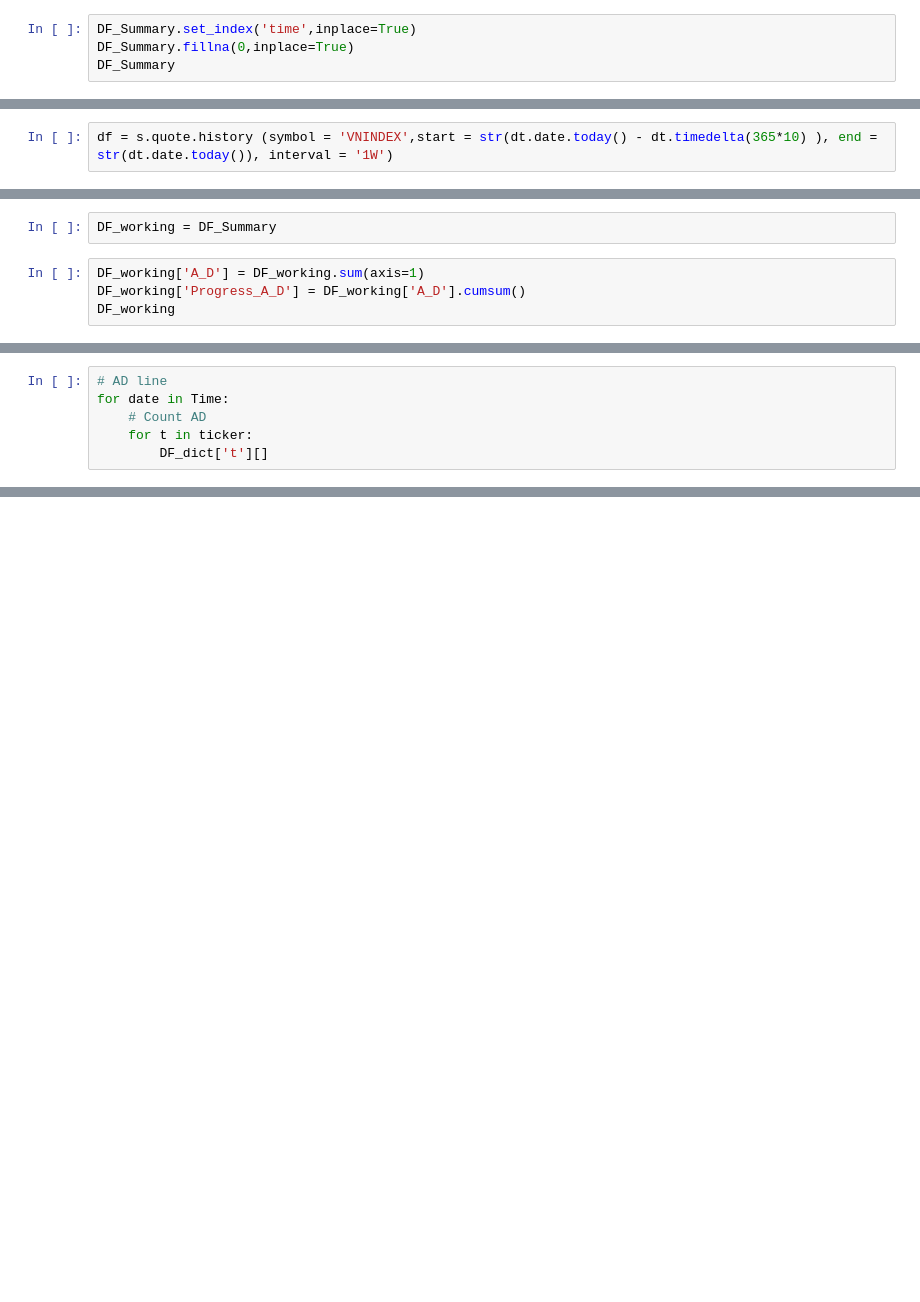
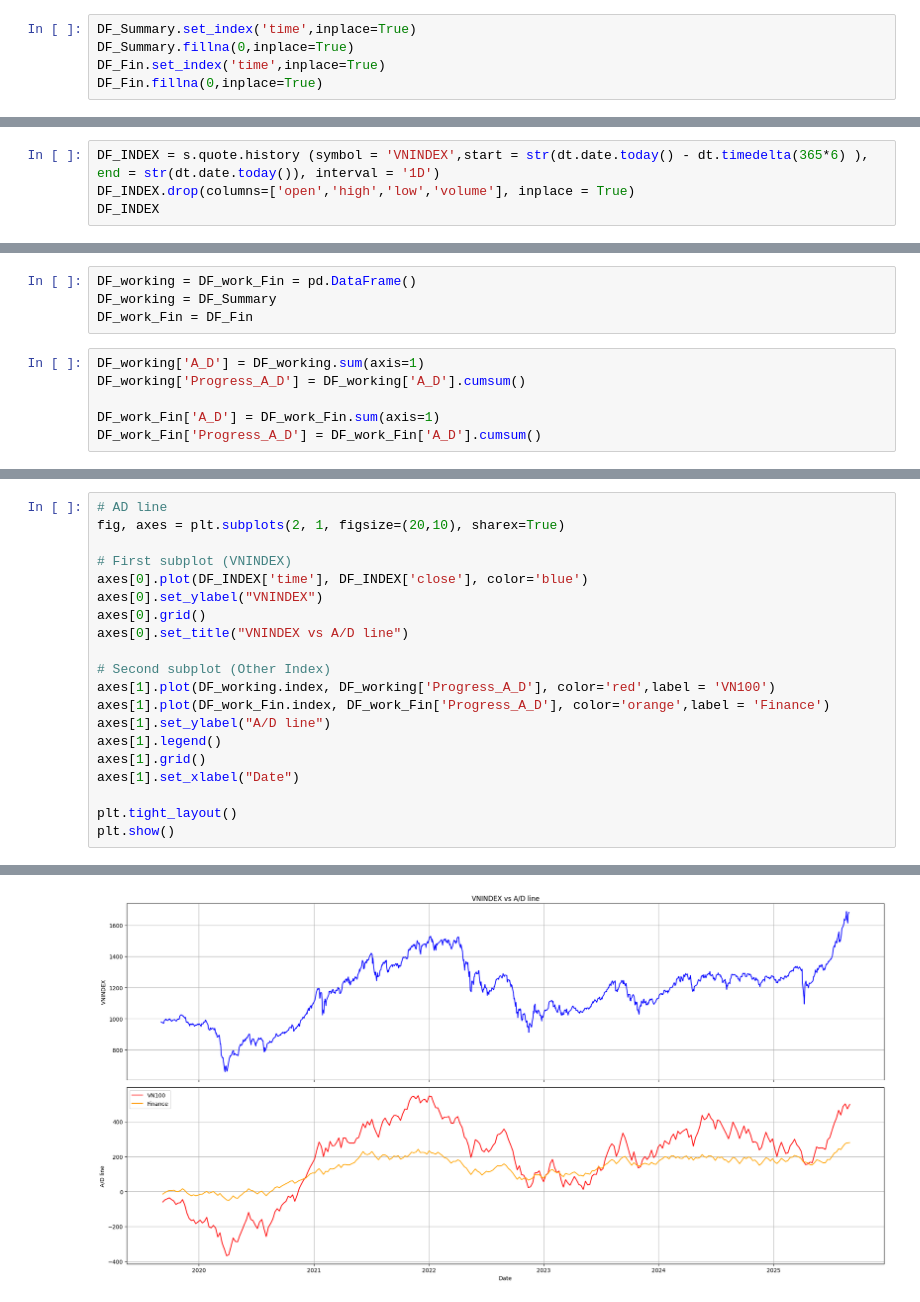
Before and after one commit to minhphuongngo2003-main/Work-Laptop, a Jupyter notebook: Advance Decline Line (AD Line).ipynb, the cells around one changed output, grey strips where cells are left out. Cells and saved outputs as stored; diff of their text form; blank space fills up the shorter version.

```diff
--- a/Advance Decline Line (AD Line).ipynb
+++ b/Advance Decline Line (AD Line).ipynb
@@ -84,4 +74,5 @@ VRE
 # %%
 DF_Summary.set_index('time',inplace=True)
 DF_Summary.fillna(0,inplace=True)
-DF_Summary
+DF_Fin.set_index('time',inplace=True)
+DF_Fin.fillna(0,inplace=True)
@@ -90,2 +79,4 @@ KeyError: "None of ['time'] are in the columns"
 # %%
-df = s.quote.history (symbol = 'VNINDEX',start = str(dt.date.today() - dt.timedelta(365*10) ), end = str(dt.date.today()), interval = '1W')
+DF_INDEX = s.quote.history (symbol = 'VNINDEX',start = str(dt.date.today() - dt.timedelta(365*6) ), end = str(dt.date.today()), interval = '1D')
+DF_INDEX.drop(columns=['open','high','low','volume'], inplace = True)
+DF_INDEX
@@ -92,6 +97,10 @@ df = s.quote.history (symbol = 'VNINDEX',start = str(dt.date.today() - dt.timede
 # %%
+DF_working = DF_work_Fin = pd.DataFrame()
 DF_working = DF_Summary
+DF_work_Fin = DF_Fin
 # %%
 DF_working['A_D'] = DF_working.sum(axis=1)
 DF_working['Progress_A_D'] = DF_working['A_D'].cumsum()
-DF_working
+
+DF_work_Fin['A_D'] = DF_work_Fin.sum(axis=1)
+DF_work_Fin['Progress_A_D'] = DF_work_Fin['A_D'].cumsum()
@@ -137,7 +160,21 @@ DF__
 # %%
 # AD line
-for date in Time:
-    # Count AD
-    for t in ticker:
-        DF_dict['t'][]
+fig, axes = plt.subplots(2, 1, figsize=(20,10), sharex=True)
+
+# First subplot (VNINDEX)
+axes[0].plot(DF_INDEX['time'], DF_INDEX['close'], color='blue')
+axes[0].set_ylabel("VNINDEX")
+axes[0].grid()
+axes[0].set_title("VNINDEX vs A/D line")
+
+# Second subplot (Other Index)
+axes[1].plot(DF_working.index, DF_working['Progress_A_D'], color='red',label = 'VN100')
+axes[1].plot(DF_work_Fin.index, DF_work_Fin['Progress_A_D'], color='orange',label = 'Finance')
+axes[1].set_ylabel("A/D line")
+axes[1].legend()
+axes[1].grid()
+axes[1].set_xlabel("Date")
+
+plt.tight_layout()
+plt.show()
 # %% [output]
@@ -145,3 +181,4 @@ SyntaxError: invalid syntax (3869107834.py, line 5)
+[figure, added]
 # %%
 !git add .
 !git commit -m "New one"
```
Also changed, not shown: parts of 13 cells of this notebook, 1 other file.
